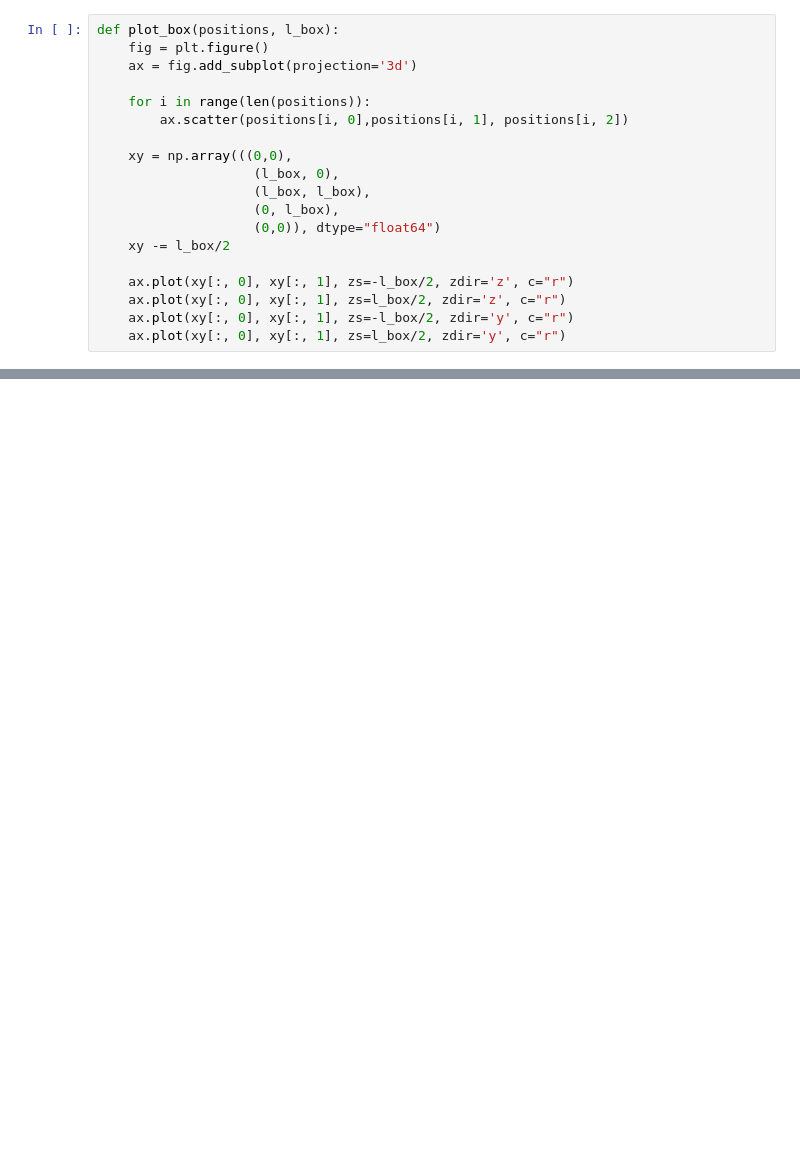
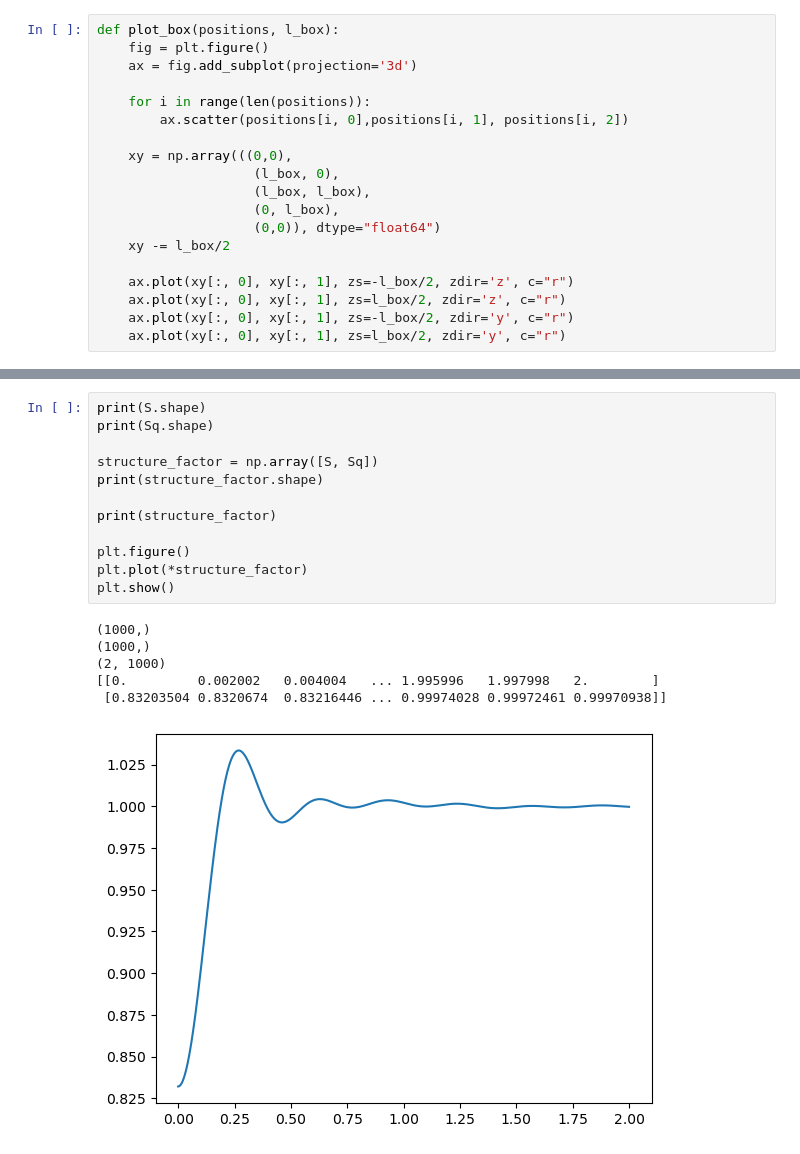
Before and after one commit to jan-kro/mucus_old_2, a Jupyter notebook: test_stepbystep.ipynb, the cells around one changed output, grey strips where cells are left out. Saved outputs shown, nothing was run; the diff lists cells and outputs as text; blank space fills up the shorter version.

```diff
--- a/test_stepbystep.ipynb
+++ b/test_stepbystep.ipynb
@@ -199,0 +160,19 @@ plot_box(p.positions[::10]-p.box_length/2, p.box_length)
+# %%
+print(S.shape)
+print(Sq.shape)
+
+structure_factor = np.array([S, Sq])
+print(structure_factor.shape)
+
+print(structure_factor)
+
+plt.figure()
+plt.plot(*structure_factor)
+plt.show()
+# %% [output]
+(1000,)
+(1000,)
+(2, 1000)
+[[0.         0.002002   0.004004   ... 1.995996   1.997998   2.        ]
+ [0.83203504 0.8320674  0.83216446 ... 0.99974028 0.99972461 0.99970938]]
+[figure, added]
```
Also changed, not shown: parts of 18 cells of this notebook, 6 other files.
